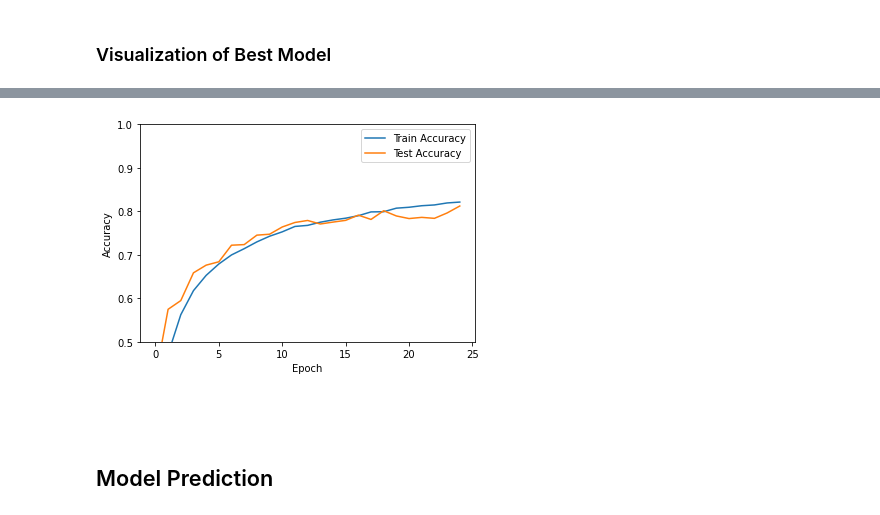
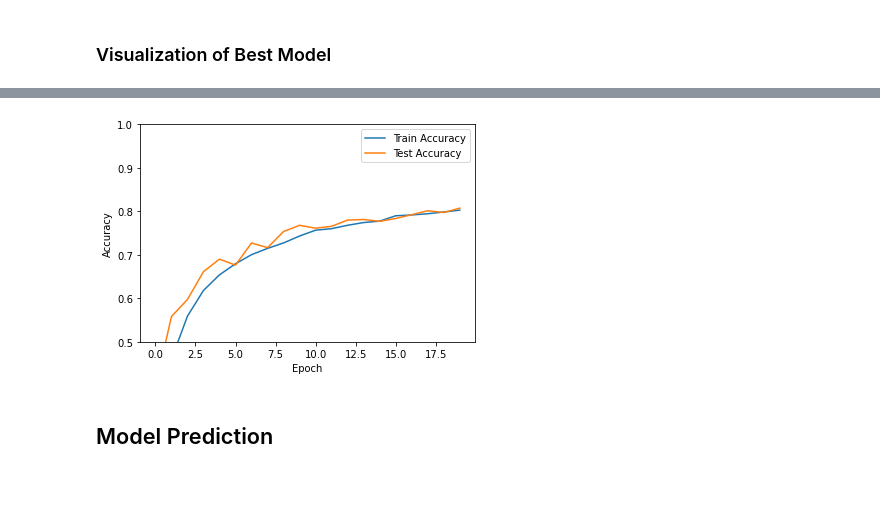
Before and after one commit to NevilleMthw/CIFAR-10-Project, a Jupyter notebook: COP508 ML CW.ipynb, the cells around one changed output, grey strips where cells are left out. Saved outputs shown, nothing was run; the diff lists cells and outputs as text; code cells hidden in the pictures; blank space fills up the shorter version.

```diff
--- a/COP508 ML CW.ipynb
+++ b/COP508 ML CW.ipynb
@@ -166,8 +167,8 @@ plt.imshow(blurred_train_img[0])
 # %%
 # Rotation of images to 180 degrees through the use of a list comprehension.
 rotated_train_img = np.array([ndimage.rotate(
-    train_rotate_imgs, angle=180) for train_rotate_imgs in blurred_train_img])
+    train_rotate_imgs, angle=180) for train_rotate_imgs in normalized_train_img])
 rotated_test_img = np.array([ndimage.rotate(
-    test_rotate_imgs, angle=180) for test_rotate_imgs in blurred_test_img])
+    test_rotate_imgs, angle=180) for test_rotate_imgs in normalized_test_img])
 plt.imshow(rotated_train_img[0])
 # %% [output]
@@ -178,9 +180,9 @@ plt.imshow(rotated_train_img[0])
 # %%
 # Reshaping of rotated_train_img and rotated_test_img which are numpy arrays.
 rotated_train_img = rotated_train_img.reshape(
-    rotated_train_img.shape[0], 32, 32, 1)
+    rotated_train_img.shape[0], 32, 32, 3)
 rotated_test_img = rotated_test_img.reshape(
-    rotated_test_img.shape[0], 32, 32, 1)
+    rotated_test_img.shape[0], 32, 32, 3)
 
 # one-hot encoding - Used to help in preprocessing categorical features of the images.
 no_of_classes = 8
@@ -446,11 +447,11 @@ def resnet50_model(image_inputs: None) -> None:
     :return: Outputs of the model.
     :rtype: None
     """
-    resnet50_model_features = tf.keras.applications.ResNet50(input_shape=(224, 224, 3),
+    resnet50_model.resnet50_model_features = tf.keras.applications.ResNet50(input_shape=(224, 224, 3),
                                                              include_top=False,
                                                              weights='imagenet')(image_inputs)
 
-    return resnet50_model_features
+    return resnet50_model.resnet50_model_features
 
 
 def resnet50_classifier(image_inputs: None) -> None:
@@ -606,7 +607,7 @@ def best_cnn_model() -> Sequential:
 
     # Training model for 25 epochs
     best_cnn_model.best_model = best_cnn_model.model2.fit(rotated_train_img, Y_train, batch_size=128, callbacks=[
-                    early_callback], epochs=25, validation_data=(rotated_test_img, Y_test))
+                    early_callback], epochs=20, validation_data=(rotated_test_img, Y_test))
 
     return best_cnn_model.model2, best_cnn_model.best_model
 # %%
@@ -718,6 +717,6 @@ plt.ylim([0.5, 1])
 plt.legend(loc='best')
 
 # Calculate the test accuracy.
-test_acc, test_loss, *_ = best_cnn_model.model2.evaluate(rotated_test_img, Y_test)
+test_loss, test_acc, *_ = best_cnn_model.model2.evaluate(rotated_test_img, Y_test)
 print('Test accuracy on test data split -> ', test_acc)
 # %% [output]
@@ -726,6 +725,4 @@ Test accuracy on test data split ->  0.5548332929611206
-[figure, old version]
+[figure, new version]
-# %% [markdown]
-###
 # %% [markdown]
 ## <a name="model_prediction">Model Prediction</a>
 # %% [markdown]
```
Also changed, not shown: parts of 17 cells of this notebook.
